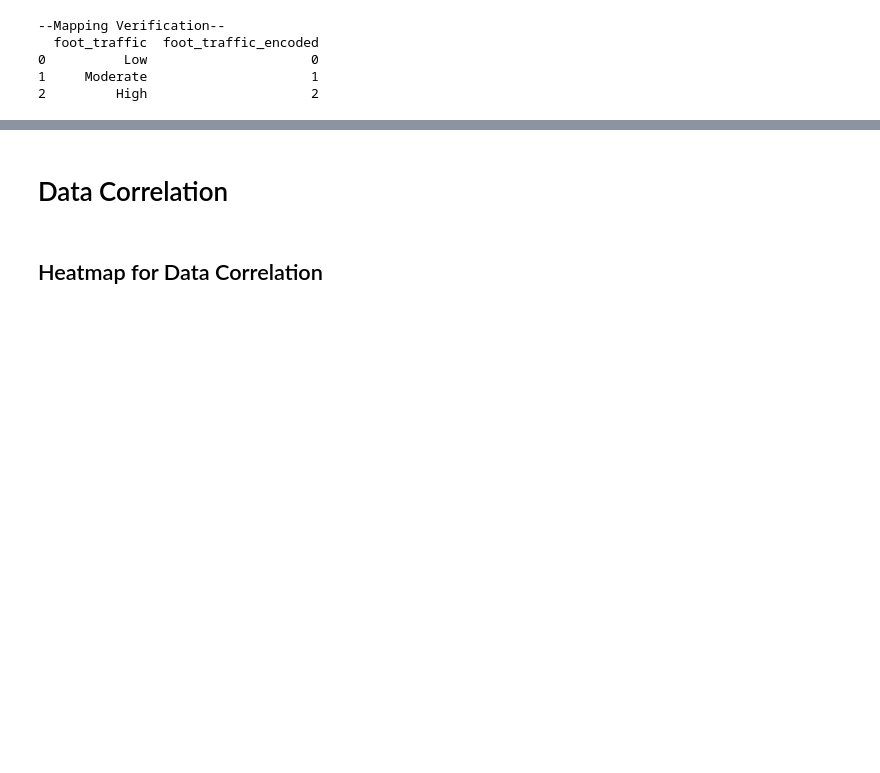
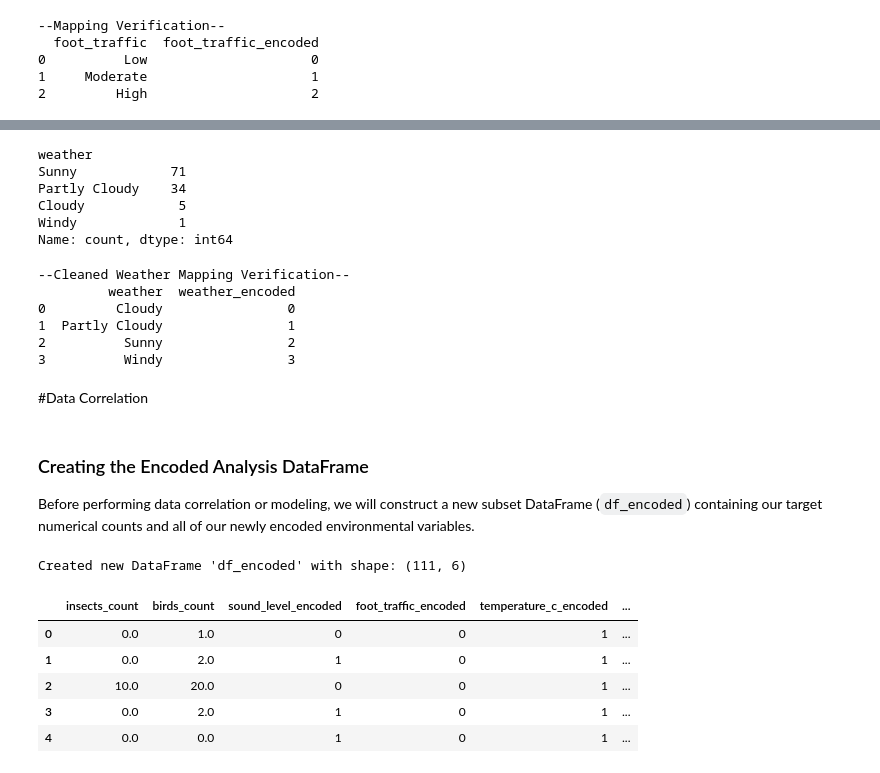
Before and after one commit to LiamPlower/ML-CampusProject-colab, a Jupyter notebook: MLProject.ipynb, the cells around one changed output, grey strips where cells are left out. Drawn from its saved outputs; the diff is of its cells as text; code cells hidden in the pictures; blank space fills up the shorter version.

```diff
--- a/MLProject.ipynb
+++ b/MLProject.ipynb
@@ -235,4 +289,68 @@ print(df[['foot_traffic', 'foot_traffic_encoded']].drop_duplicates().reset_index
+# %%
+# Search for "weather" in the columns
+if 'weather' in df.columns:
+  print(df['weather'].value_counts(dropna=False))
+else:
+  print('weather not found')
+# %% [output]
+weather
+Sunny            71
+Partly Cloudy    34
+Cloudy            5
+Windy             1
+Name: count, dtype: int64
+# %%
+# 1. Standardise the weather text to Title Case (e.g., 'sunny' becomes 'Sunny')
+df['weather'] = df['weather'].str.title()
+
+# 2. Define a much cleaner mapping (only one 'Sunny' needed now!)
+weather_mapping = {
+    'Cloudy': 0,
+    'Partly Cloudy': 1,  # Title-cased to match our standardization
+    'Sunny': 2,
+    'Windy': 3
+}
+
+# 3. Create a new numerical column
+df['weather_encoded'] = df['weather'].map(weather_mapping)
+
+# 4. Verify the mapping
+print("--Cleaned Weather Mapping Verification--")
+print(df[['weather', 'weather_encoded']].drop_duplicates().sort_values('weather_encoded').reset_index(drop=True))
+# %% [output]
+--Cleaned Weather Mapping Verification--
+         weather  weather_encoded
+0         Cloudy                0
+1  Partly Cloudy                1
+2          Sunny                2
+3          Windy                3
 # %% [markdown]
-# Data Correlation
+#Data Correlation
-# %% [markdown]
-## Heatmap for Data Correlation
+# %% [markdown]
+### Creating the Encoded Analysis DataFrame
+Before performing data correlation or modeling, we will construct a new subset DataFrame (`df_encoded`) containing our target numerical counts and all of our newly encoded environmental variables.
+# %%
+# 1. Select the relevant numeric and encoded columns
+selected_columns = [
+    'insects_count',
+    'birds_count',
+    'sound_level_encoded',
+    'foot_traffic_encoded',
+    'temperature_c_encoded',
+    'weather_encoded'
+]
+
+# 2. Create the new clean subset DataFrame
+df_encoded = df[selected_columns].copy()
+
+# 3. Display the first few rows to verify the structure
+print(f"Created new DataFrame 'df_encoded' with shape: {df_encoded.shape}")
+display(df_encoded.head())
+# %% [output]
+Created new DataFrame 'df_encoded' with shape: (111, 6)
+|  | insects_count | birds_count | sound_level_encoded | foot_traffic_encoded | temperature_c_encoded | ... |
+| 0 | 0.0 | 1.0 | 0 | 0 | 1 | ... |
+| 1 | 0.0 | 2.0 | 1 | 0 | 1 | ... |
+| 2 | 10.0 | 20.0 | 0 | 0 | 1 | ... |
+| 3 | 0.0 | 2.0 | 1 | 0 | 1 | ... |
+| 4 | 0.0 | 0.0 | 1 | 0 | 1 | ... |
```
Also changed, not shown: parts of 12 cells of this notebook.
